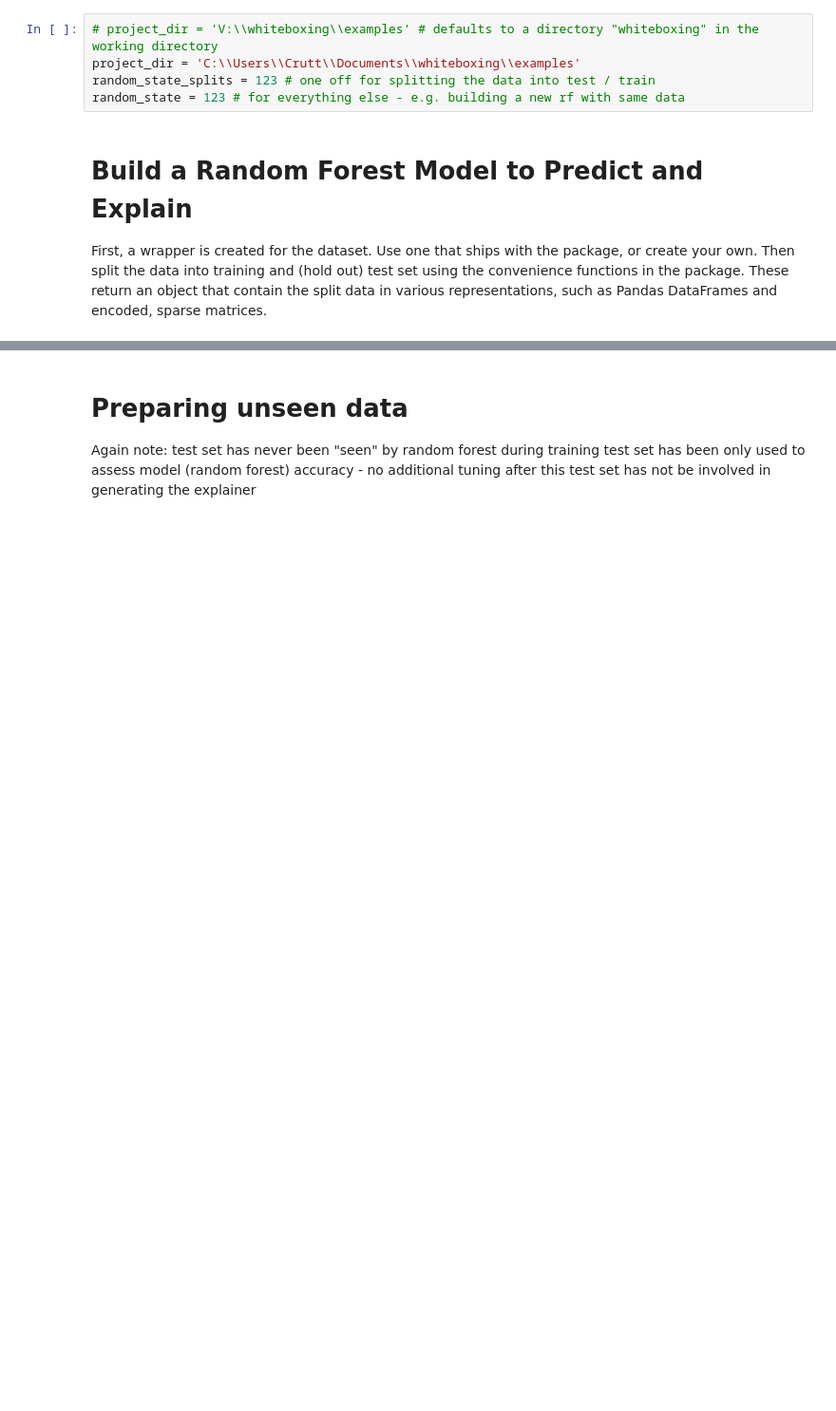
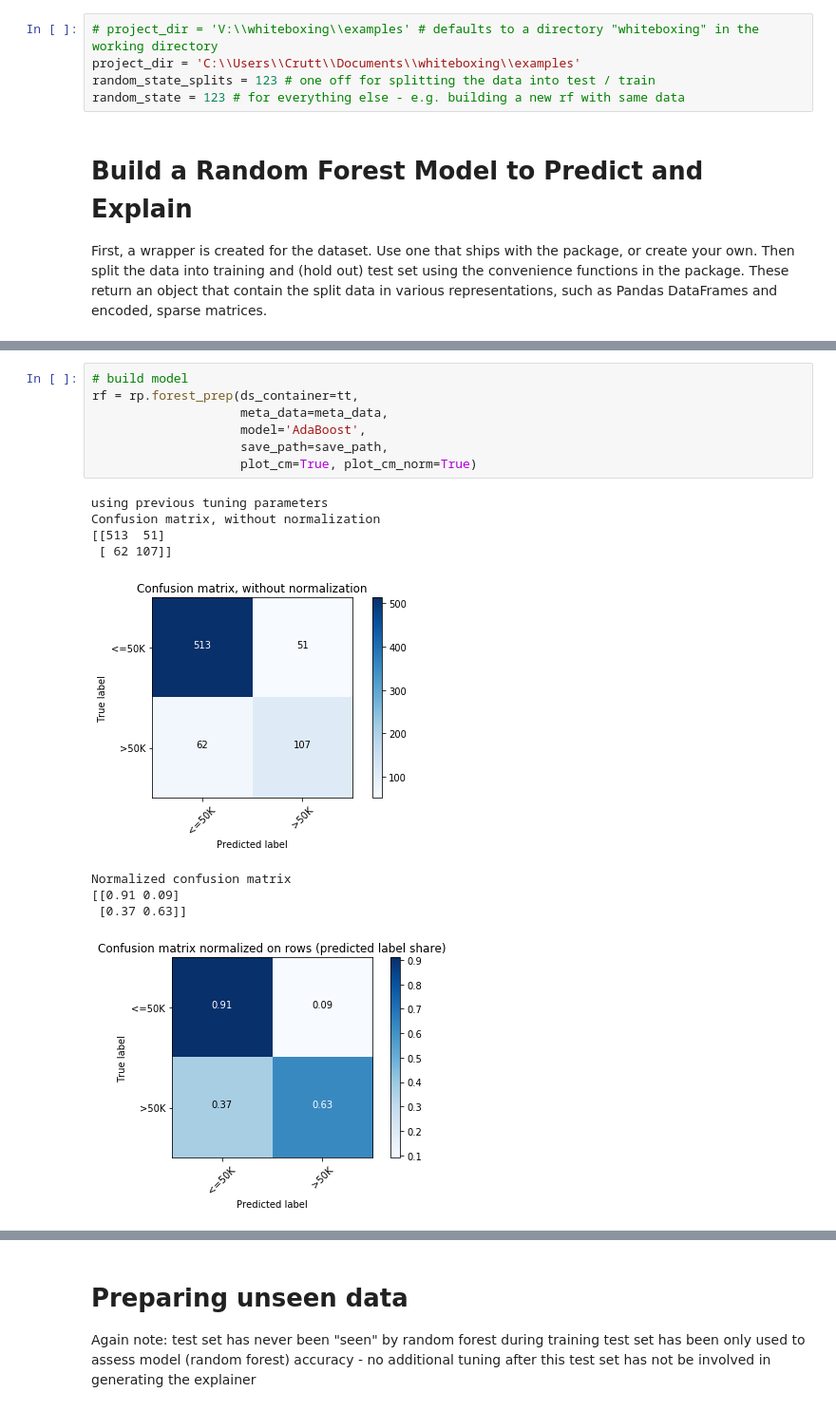
Before and after one commit to julianhatwell/explain_te, a Jupyter notebook: CHIRPS Boosting Scratch.ipynb, the cells around one changed output, grey strips where cells are left out. Shown: that part at 95% size. Cells and saved outputs as stored; diff of their text form; blank space fills up the shorter version.

Commit message:
boosting now in model build steps

```diff
--- a/CHIRPS Boosting Scratch.ipynb
+++ b/CHIRPS Boosting Scratch.ipynb
@@ -69,0 +74,17 @@ tt = mydata.tt_split(train_index, test_index)
+# %%
+# build model
+rf = rp.forest_prep(ds_container=tt,
+                    meta_data=meta_data,
+                    model='AdaBoost',
+                    save_path=save_path,
+                    plot_cm=True, plot_cm_norm=True)
+# %% [output]
+using previous tuning parameters
+Confusion matrix, without normalization
+[[513  51]
+ [ 62 107]]
+[figure, added]
+Normalized confusion matrix
+[[0.91 0.09]
+ [0.37 0.63]]
+[figure, added]
```
Also changed, not shown: parts of 14 cells of this notebook, 5 other files.
